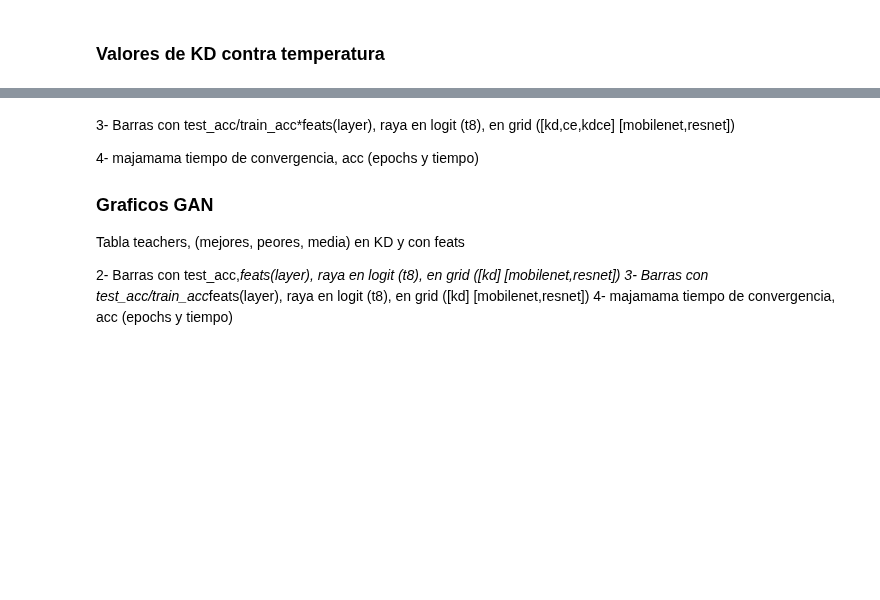
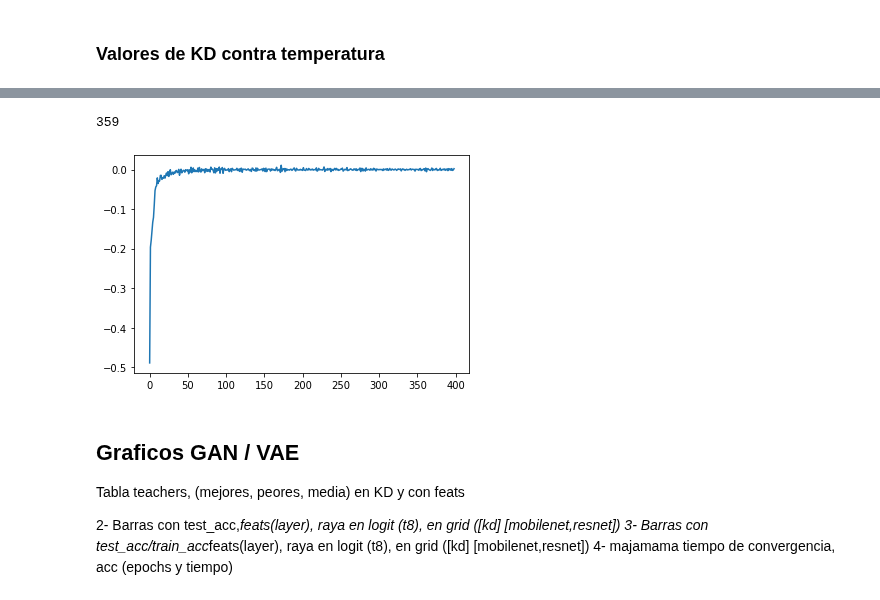
Before and after one commit to jpcosec/Memoria, a Jupyter notebook: vizFeat.ipynb, the cells around one changed output, grey strips where cells are left out. Cells and saved outputs as stored; diff of their text form; code cells hidden in the pictures; blank space fills up the shorter version.

```diff
--- a/vizFeat.ipynb
+++ b/vizFeat.ipynb
@@ -253,0 +567,7 @@ source
+# %%
+s=teacher_dict['MobileNet']['train/loss_']
+import numpy as np
+
+
+np.argmax(s)
+#np.argmax(s)
@@ -253,0 +596,20 @@ source
+# %%
+import matplotlib.pyplot as plt
+plt.plot(j)
+
+def convergencia(s,neg=True):
+    j=[s[i]-s[i-1] for i in range(1,len(s))]
+    p=3
+    for n,i in enumerate(j):
+        if (i>0) ==neg:
+            p-=1
+        else:
+            p=3
+
+        if p<0:
+            return(n)
+
+print(convergencia(teacher_dict['MobileNet']['train/acc'], neg=False))
+# %% [output]
+359
+[figure, added]
@@ -254,8 +634,5 @@ source
 # %% [markdown]
-3- Barras con test_acc/train_acc*feats(layer), raya en logit (t8), en grid ([kd,ce,kdce] [mobilenet,resnet])
-
-4- majamama tiempo de convergencia, acc (epochs y tiempo)
-### Graficos GAN
+## Graficos GAN / VAE
 Tabla teachers, (mejores, peores, media) en KD y con feats
 
 2- Barras con test_acc,*feats(layer), raya en logit (t8), en grid ([kd] [mobilenet,resnet])
```
Also changed, not shown: parts of 44 cells of this notebook.
